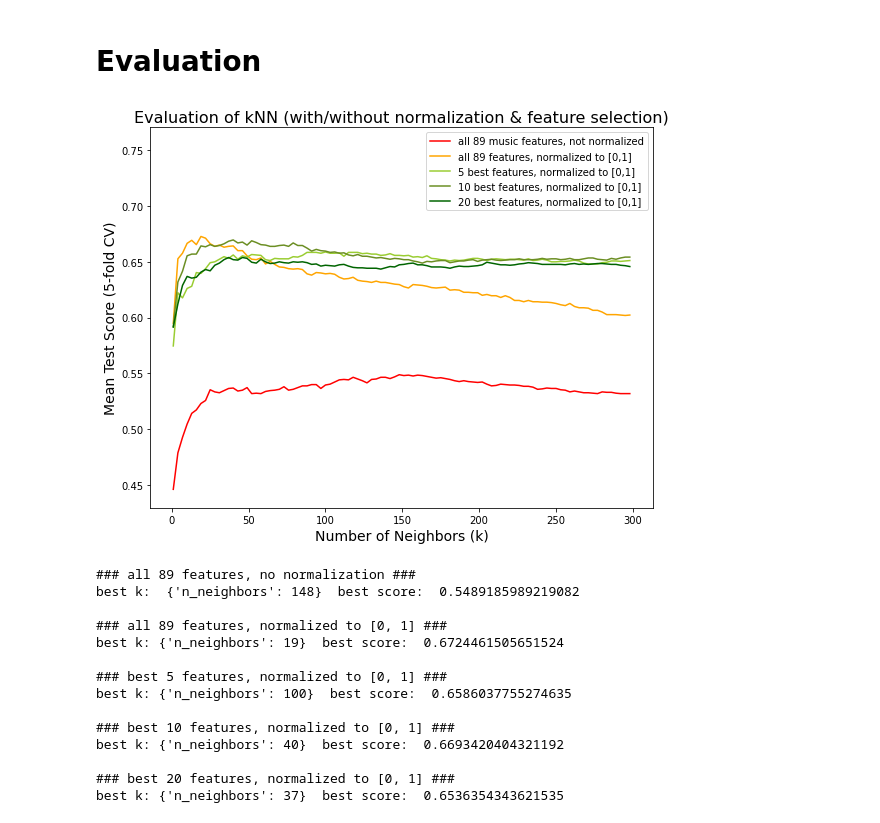
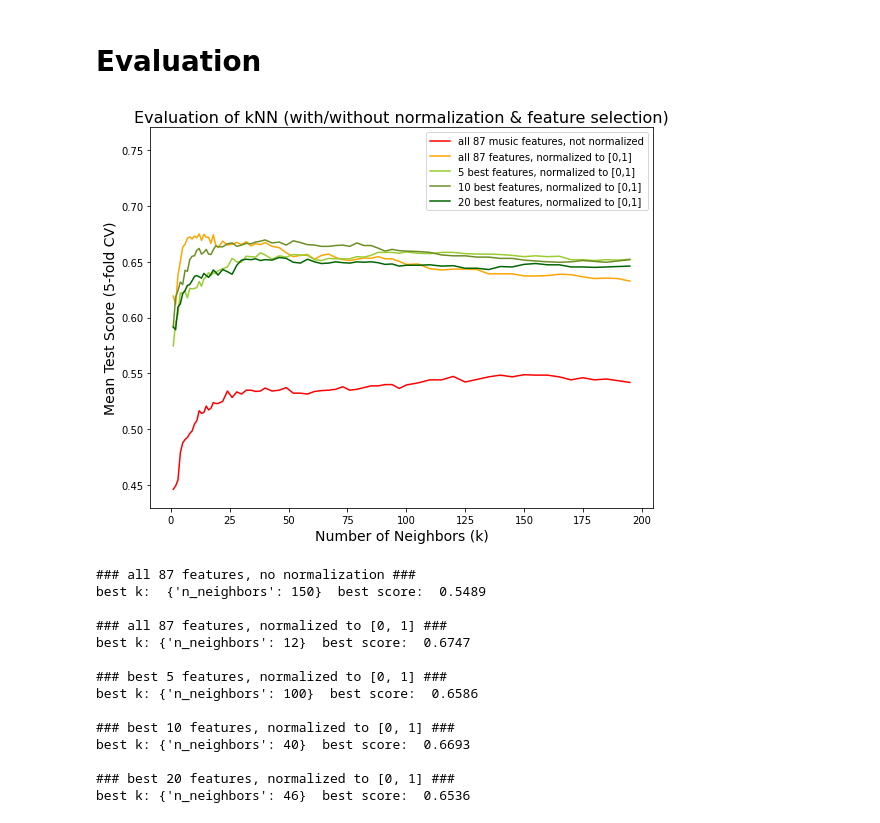
Before and after one commit to sh0w/machine-learning-pattern-classfication, a Jupyter notebook: task3_classification/kNN.ipynb, the cells around one changed output. Cells and saved outputs as stored; diff of their text form; code cells hidden in the pictures.

```diff
--- a/task3_classification/kNN.ipynb
+++ b/task3_classification/kNN.ipynb
@@ -29,7 +29,7 @@ df.head()
 # Split dataset into inputs and targets
 # %%
 # drop target value, student annotations and string ID from input features:
-X = df.drop(columns=['quadrant','mean_A','mean_V','id'])
+X = df.drop(columns=['quadrant','mean_A','mean_V','id','score_mode','score_key_strength'])
 
 # we want to predict the quadrant:
 y = df['quadrant'].values
@@ -95,10 +114,10 @@ knn2 = KNeighborsClassifier()
 
 max_k = 200
 k_step = 3
-k_range = np.arange(1, max_k, k_step)
+k_range = list(range(1, 21, 1)) + list(range(22, 42, 2)) + list(range(43, 100, 3)) + list(range(100, 200, 5)) + list(range(200, 500, 10))
 
 # create a dictionary of all values we want to test for n_neighbors
-param_grid = {'n_neighbors': k_range}
+param_grid = {'n_neighbors': np.array(k_range)}
 
 # use gridsearch to test all values for n_neighbors
 knn_gscv = GridSearchCV(knn2, param_grid, cv=5)
@@ -125,46 +144,46 @@ scores_20_best_features = knn_gscv_best_20.cv_results_["mean_test_score"]
 # %%
 plt.figure(figsize=(9,7))
 plt.ylim(0.43,0.77)
-plt.plot(k_range, scores_all_features, label="all 89 music features, not normalized", color="red")
-plt.plot(k_range, scores_all_features_normalized, label="all 89 features, normalized to [0,1]", color="orange")
+plt.plot(k_range, scores_all_features, label="all 87 music features, not normalized", color="red")
+plt.plot(k_range, scores_all_features_normalized, label="all 87 features, normalized to [0,1]", color="orange")
 plt.plot(k_range, scores_5_best_features, label="5 best features, normalized to [0,1]", color="yellowgreen")
 plt.plot(k_range, scores_10_best_features, label="10 best features, normalized to [0,1]", color="olivedrab")
 plt.plot(k_range, scores_20_best_features, label="20 best features, normalized to [0,1]", color="darkgreen")
 
 plt.title("Evaluation of kNN (with/without normalization & feature selection)", fontsize=16)
 plt.ylabel("Mean Test Score (5-fold CV)", fontsize=14)
 plt.xlabel("Number of Neighbors (k)", fontsize=14)
 plt.legend()
 plt.show()
 # %% [output]
-[figure, old version]
+[figure, new version]
 # %%
-print("### all 89 features, no normalization ###")
-print("best k: ", knn_gscv.best_params_, " best score: ",knn_gscv.best_score_, "\n")
+print("### all 87 features, no normalization ###")
+print("best k: ", knn_gscv.best_params_, " best score: ", np.round(knn_gscv.best_score_,4), "\n")
 
-print("### all 89 features, normalized to [0, 1] ###")
-print("best k:", knn_gscv_normalized.best_params_, " best score: ",knn_gscv_normalized.best_score_,  "\n")
+print("### all 87 features, normalized to [0, 1] ###")
+print("best k:", knn_gscv_normalized.best_params_, " best score: ", np.round(knn_gscv_normalized.best_score_,4),  "\n")
 
 print("### best 5 features, normalized to [0, 1] ###")
-print("best k:", knn_gscv_best_5.best_params_, " best score: ",knn_gscv_best_5.best_score_, "\n")
+print("best k:", knn_gscv_best_5.best_params_, " best score: ", np.round(knn_gscv_best_5.best_score_,4), "\n")
 
 print("### best 10 features, normalized to [0, 1] ###")
-print("best k:", knn_gscv_best_10.best_params_, " best score: ",knn_gscv_best_10.best_score_, "\n")
+print("best k:", knn_gscv_best_10.best_params_, " best score: ", np.round(knn_gscv_best_10.best_score_,4), "\n")
 
 print("### best 20 features, normalized to [0, 1] ###")
-print("best k:", knn_gscv_best_20.best_params_, " best score: ",knn_gscv_best_20.best_score_, "\n")
+print("best k:", knn_gscv_best_20.best_params_, " best score: ", np.round(knn_gscv_best_20.best_score_,4), "\n")
 # %% [output]
-### all 89 features, no normalization ###
-best k:  {'n_neighbors': 148}  best score:  0.5489185989219082
+### all 87 features, no normalization ###
+best k:  {'n_neighbors': 150}  best score:  0.5489
 
-### all 89 features, normalized to [0, 1] ###
-best k: {'n_neighbors': 19}  best score:  0.6724461505651524
+### all 87 features, normalized to [0, 1] ###
+best k: {'n_neighbors': 12}  best score:  0.6747
 
 ### best 5 features, normalized to [0, 1] ###
-best k: {'n_neighbors': 100}  best score:  0.6586037755274635
+best k: {'n_neighbors': 100}  best score:  0.6586
 
 ### best 10 features, normalized to [0, 1] ###
-best k: {'n_neighbors': 40}  best score:  0.6693420404321192
+best k: {'n_neighbors': 40}  best score:  0.6693
 
 ### best 20 features, normalized to [0, 1] ###
-best k: {'n_neighbors': 37}  best score:  0.6536354343621535
+best k: {'n_neighbors': 46}  best score:  0.6536
```
Also changed, not shown: parts of 9 cells of this notebook, 1 other file.
